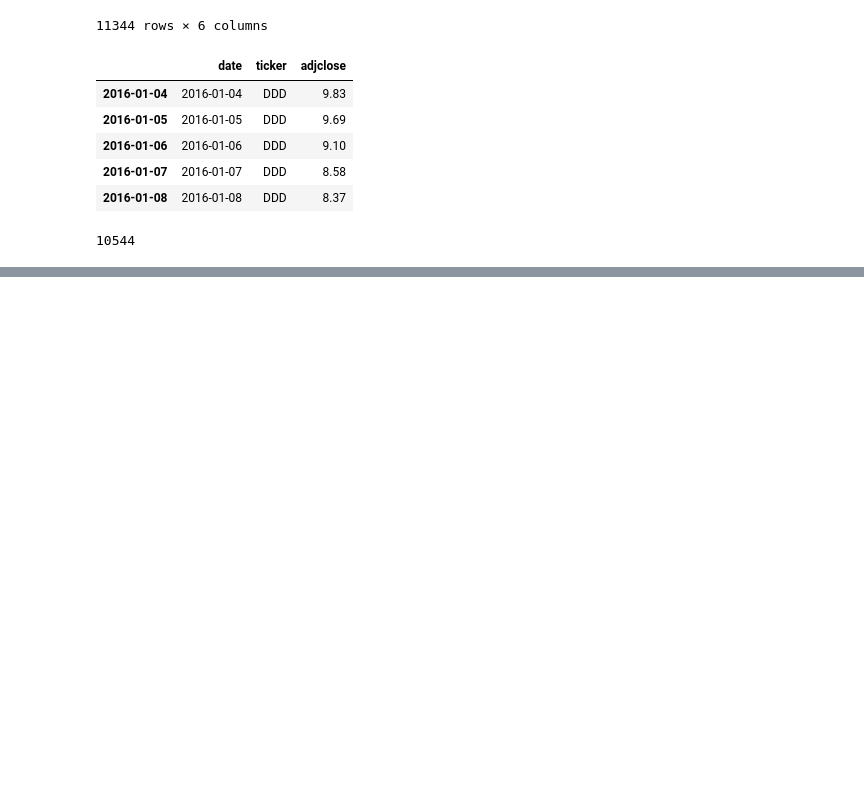
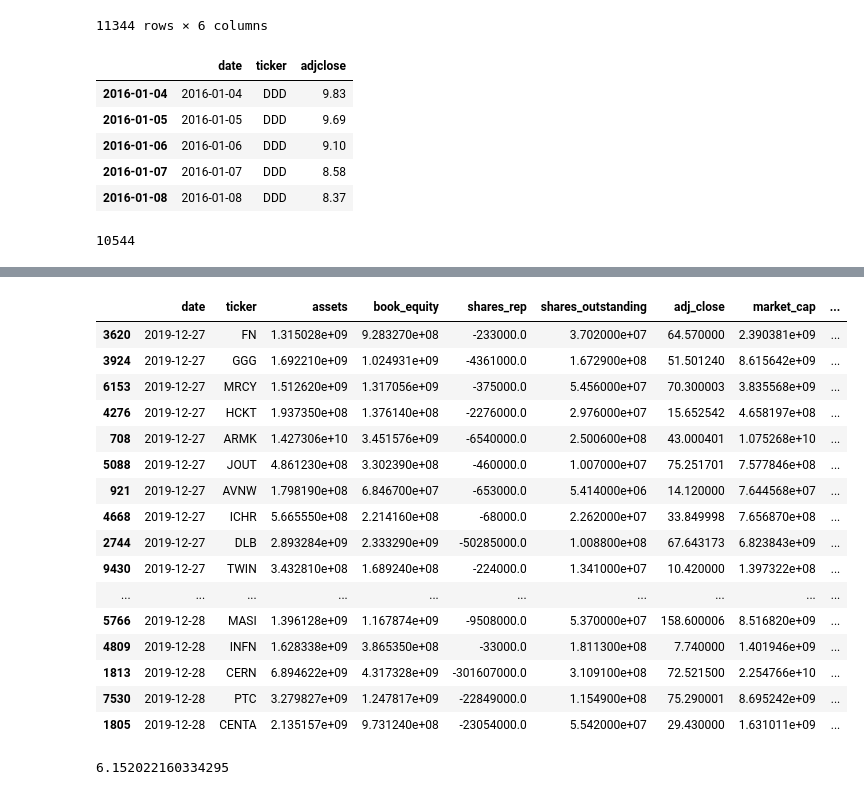
Before and after one commit to Leito94/PortfolioManager, a Jupyter notebook: WebSraping/scraping_funds_jan.ipynb, the cells around one changed output, grey strips where cells are left out. Drawn from its saved outputs; the diff is of its cells as text; code cells hidden in the pictures; blank space fills up the shorter version.

Commit message:
Scraping and code adjustment
Finish scraping financials and price data till 2020-01-25. Adjusting the source code.

```diff
--- a/WebSraping/scraping_funds_jan.ipynb
+++ b/WebSraping/scraping_funds_jan.ipynb
@@ -314,0 +600,15 @@ rel_funds
+# %%
+rel_funds = rel_funds.drop_duplicates()
+# %%
+n = 0
+ebit = []
+
+for d, t in zip(rel_funds.date, rel_funds.ticker):
+    try:
+        e = all_funds_df[(all_funds_df.ebit_date == d) & (all_funds_df.ticker == t)]["ebit"].item()
+        ebit.append(e)
+        n += 1
+    except:
+        ebit.append(np.nan)
+        print(n)
+        n += 1
@@ -314,0 +619,2 @@ rel_funds
+# %%
+rel_funds["ebit"] = ebit
@@ -314,0 +627,2 @@ rel_funds
+# %%
+rel_funds.reset_index(drop = True, inplace = True)
@@ -314,0 +662,30 @@ rel_funds
+# %%
+rel_funds.sort_values(by = "date")[40:100]
+# %% [output]
+|  | date | ticker | assets | book_equity | shares_rep | shares_outstanding | adj_close | market_cap | ... |
+| 3620 | 2019-12-27 | FN | 1.315028e+09 | 9.283270e+08 | -233000.0 | 3.702000e+07 | 64.570000 | 2.390381e+09 | ... |
+| 3924 | 2019-12-27 | GGG | 1.692210e+09 | 1.024931e+09 | -4361000.0 | 1.672900e+08 | 51.501240 | 8.615642e+09 | ... |
+| 6153 | 2019-12-27 | MRCY | 1.512620e+09 | 1.317056e+09 | -375000.0 | 5.456000e+07 | 70.300003 | 3.835568e+09 | ... |
+| 4276 | 2019-12-27 | HCKT | 1.937350e+08 | 1.376140e+08 | -2276000.0 | 2.976000e+07 | 15.652542 | 4.658197e+08 | ... |
+| 708 | 2019-12-27 | ARMK | 1.427306e+10 | 3.451576e+09 | -6540000.0 | 2.500600e+08 | 43.000401 | 1.075268e+10 | ... |
+| 5088 | 2019-12-27 | JOUT | 4.861230e+08 | 3.302390e+08 | -460000.0 | 1.007000e+07 | 75.251701 | 7.577846e+08 | ... |
+| 921 | 2019-12-27 | AVNW | 1.798190e+08 | 6.846700e+07 | -653000.0 | 5.414000e+06 | 14.120000 | 7.644568e+07 | ... |
+| 4668 | 2019-12-27 | ICHR | 5.665550e+08 | 2.214160e+08 | -68000.0 | 2.262000e+07 | 33.849998 | 7.656870e+08 | ... |
+| 2744 | 2019-12-27 | DLB | 2.893284e+09 | 2.333290e+09 | -50285000.0 | 1.008800e+08 | 67.643173 | 6.823843e+09 | ... |
+| 9430 | 2019-12-27 | TWIN | 3.432810e+08 | 1.689240e+08 | -224000.0 | 1.341000e+07 | 10.420000 | 1.397322e+08 | ... |
+| ... | ... | ... | ... | ... | ... | ... | ... | ... | ... |
+| 5766 | 2019-12-28 | MASI | 1.396128e+09 | 1.167874e+09 | -9508000.0 | 5.370000e+07 | 158.600006 | 8.516820e+09 | ... |
+| 4809 | 2019-12-28 | INFN | 1.628338e+09 | 3.865350e+08 | -33000.0 | 1.811300e+08 | 7.740000 | 1.401946e+09 | ... |
+| 1813 | 2019-12-28 | CERN | 6.894622e+09 | 4.317328e+09 | -301607000.0 | 3.109100e+08 | 72.521500 | 2.254766e+10 | ... |
+| 7530 | 2019-12-28 | PTC | 3.279827e+09 | 1.247817e+09 | -22849000.0 | 1.154900e+08 | 75.290001 | 8.695242e+09 | ... |
+| 1805 | 2019-12-28 | CENTA | 2.135157e+09 | 9.731240e+08 | -23054000.0 | 5.542000e+07 | 29.430000 | 1.631011e+09 | ... |
+# %%
+tsla = all_price_data[all_price_data.ticker == "TSLA"]
+
+date_price = tsla[tsla.date == "2019-11-01"][:1]["adj_close"].item()
+today = tsla[tsla.date == "2020-10-01"][:1]["adj_close"].item()
+
+mom = (today - date_price)/date_price
+print(mom)
+# %% [output]
+6.152022160334295
```
Also changed, not shown: parts of 38 cells of this notebook, 6 other files.
